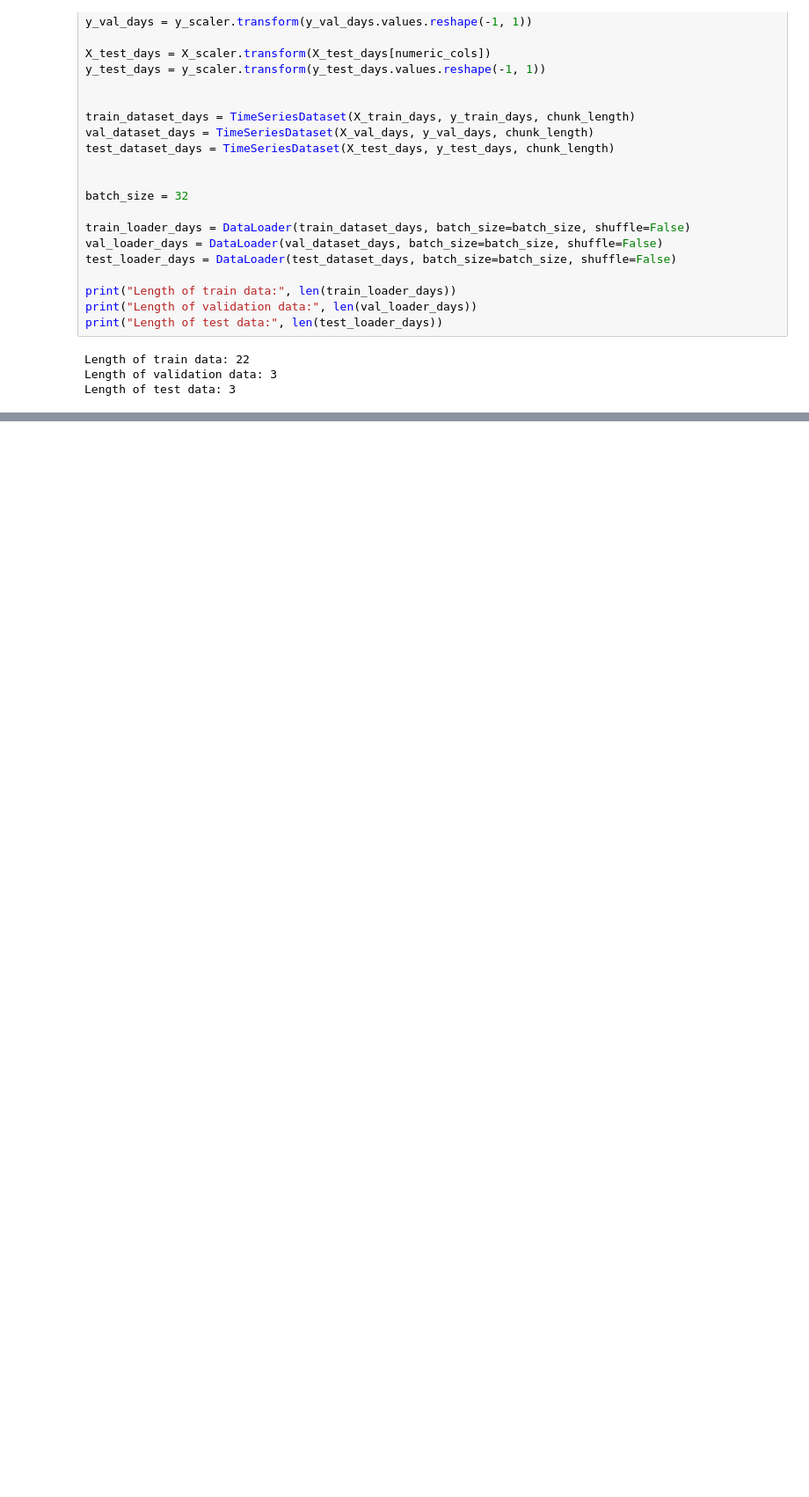
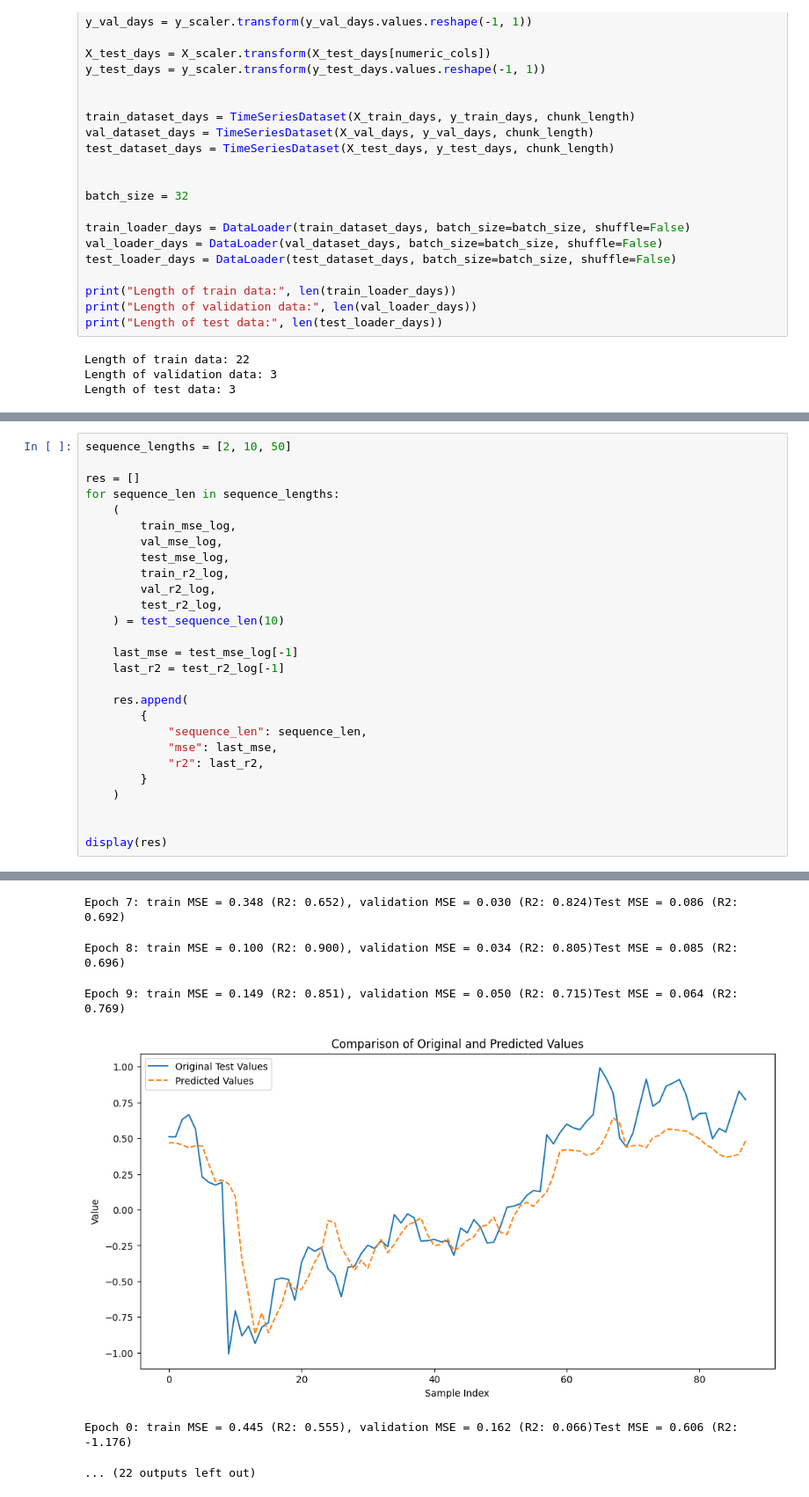
Before and after one commit to piotrdurniat/deep-neural-networks-lab, a Jupyter notebook: lab-11/lab11.ipynb, the cells around one changed output, grey strips where cells are left out. Shown at 88% size. Saved outputs shown, nothing was run; the diff lists cells and outputs as text; blank space fills up the shorter version.

```diff
--- a/lab-11/lab11.ipynb
+++ b/lab-11/lab11.ipynb
@@ -1317,0 +1357,28 @@ plt.show()
+# %%
+sequence_lengths = [2, 10, 50]
+
+res = []
+for sequence_len in sequence_lengths:
+    (
+        train_mse_log,
+        val_mse_log,
+        test_mse_log,
+        train_r2_log,
+        val_r2_log,
+        test_r2_log,
+    ) = test_sequence_len(10)
+
+    last_mse = test_mse_log[-1]
+    last_r2 = test_r2_log[-1]
+
+    res.append(
+        {
+            "sequence_len": sequence_len,
+            "mse": last_mse,
+            "r2": last_r2,
+        }
+    )
+
+
+display(res)
+# %% [output]
@@ -1317,0 +1392,6 @@ plt.show()
+Epoch 7: train MSE = 0.348 (R2: 0.652), validation MSE = 0.030 (R2: 0.824)Test MSE = 0.086 (R2: 0.692)
+Epoch 8: train MSE = 0.100 (R2: 0.900), validation MSE = 0.034 (R2: 0.805)Test MSE = 0.085 (R2: 0.696)
+Epoch 9: train MSE = 0.149 (R2: 0.851), validation MSE = 0.050 (R2: 0.715)Test MSE = 0.064 (R2: 0.769)
+[figure, added]
+Epoch 0: train MSE = 0.445 (R2: 0.555), validation MSE = 0.162 (R2: 0.066)Test MSE = 0.606 (R2: -1.176)
+... (22 outputs left out)
```
Also changed, not shown: parts of 17 cells of this notebook.
